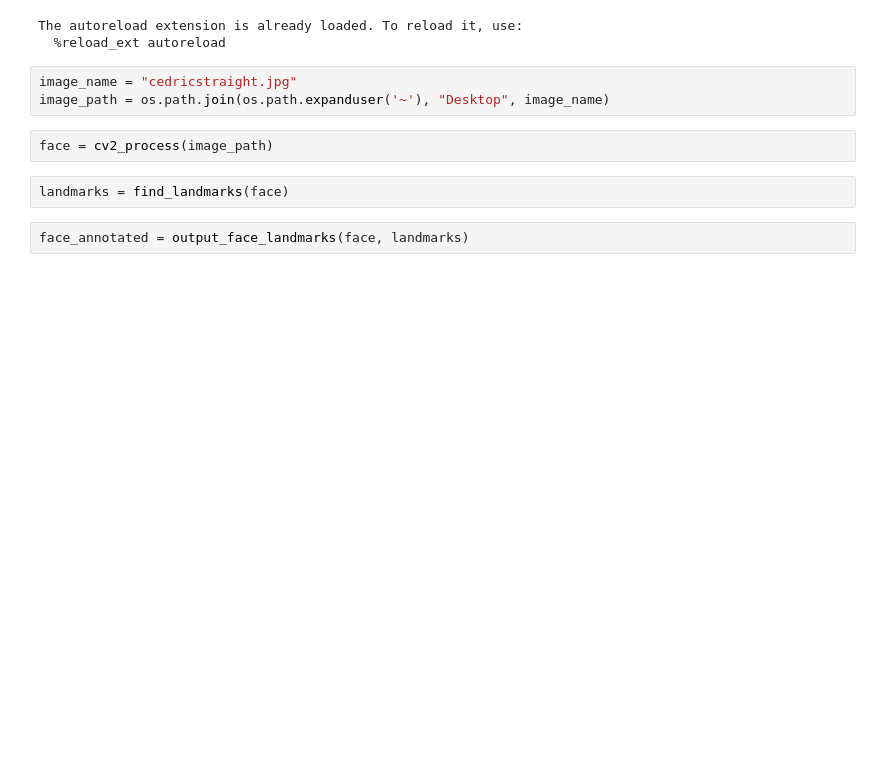
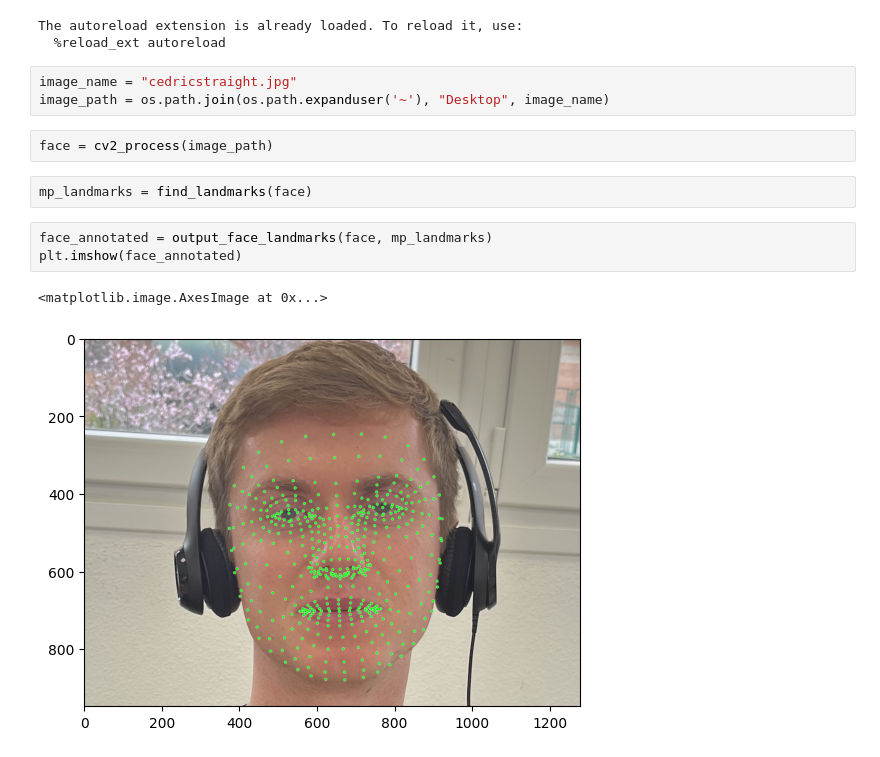
Before and after one commit to aminelah0/attention-meter, a Jupyter notebook: notebooks/iris_tests.ipynb, the cells around one changed output. Cells and saved outputs as stored; diff of their text form; blank space fills up the shorter version.

```diff
--- a/notebooks/iris_tests.ipynb
+++ b/notebooks/iris_tests.ipynb
@@ -20,6 +22,10 @@ image_path = os.path.join(os.path.expanduser('~'), "Desktop", image_name)
 # %%
 face = cv2_process(image_path)
 # %%
-landmarks = find_landmarks(face)
+mp_landmarks = find_landmarks(face)
 # %%
-face_annotated = output_face_landmarks(face, landmarks)
+face_annotated = output_face_landmarks(face, mp_landmarks)
+plt.imshow(face_annotated)
+# %% [output]
+<matplotlib.image.AxesImage at 0x...>
+[figure, added]
```
Also changed, not shown: parts of 11 cells of this notebook, 4 other files.
